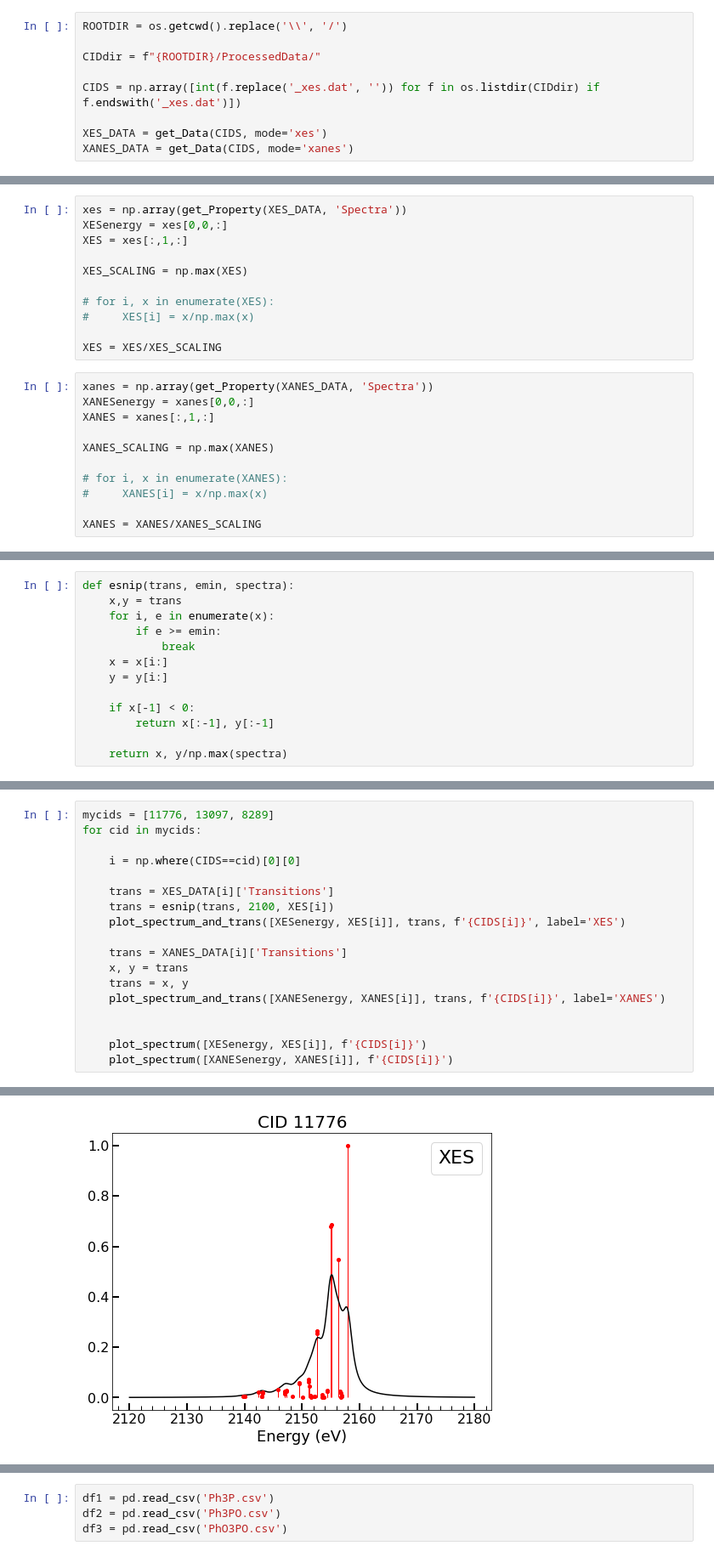
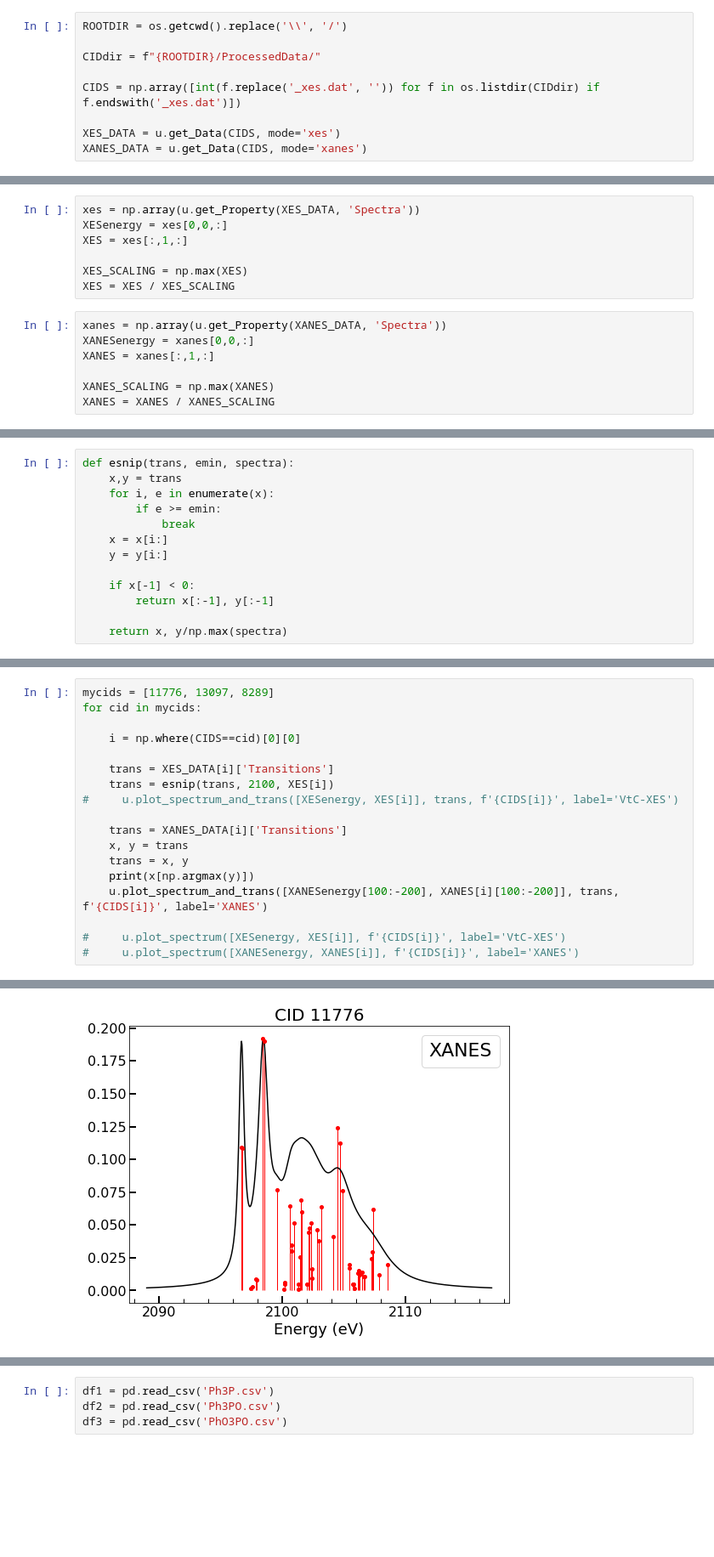
Before and after one commit to Seidler-Lab/Phosphorus-ML-Project, a Jupyter notebook: Data_Analysis.ipynb, the cells around one changed output, grey strips where cells are left out. Shown at 85% size. Saved outputs shown, nothing was run; the diff lists cells and outputs as text; blank space fills up the shorter version.

```diff
--- a/Data_Analysis.ipynb
+++ b/Data_Analysis.ipynb
@@ -21,32 +36,24 @@ CIDdir = f"{ROOTDIR}/ProcessedData/"
 
 CIDS = np.array([int(f.replace('_xes.dat', '')) for f in os.listdir(CIDdir) if f.endswith('_xes.dat')])
 
-XES_DATA = get_Data(CIDS, mode='xes')
-XANES_DATA = get_Data(CIDS, mode='xanes')
+XES_DATA = u.get_Data(CIDS, mode='xes')
+XANES_DATA = u.get_Data(CIDS, mode='xanes')
 # %% [output]
 473
 # %%
-xes = np.array(get_Property(XES_DATA, 'Spectra'))
+xes = np.array(u.get_Property(XES_DATA, 'Spectra'))
 XESenergy = xes[0,0,:]
 XES = xes[:,1,:]
 
 XES_SCALING = np.max(XES)
-
-# for i, x in enumerate(XES):
-#     XES[i] = x/np.max(x)
-
-XES = XES/XES_SCALING
+XES = XES / XES_SCALING
 # %%
-xanes = np.array(get_Property(XANES_DATA, 'Spectra'))
+xanes = np.array(u.get_Property(XANES_DATA, 'Spectra'))
 XANESenergy = xanes[0,0,:]
 XANES = xanes[:,1,:]
 
 XANES_SCALING = np.max(XANES)
-
-# for i, x in enumerate(XANES):
-#     XANES[i] = x/np.max(x)
-
-XANES = XANES/XANES_SCALING
+XANES = XANES / XANES_SCALING
 # %% [markdown]
 # The Dataset
 # %%
@@ -75,14 +79,14 @@ for cid in mycids:
 
     trans = XES_DATA[i]['Transitions']
     trans = esnip(trans, 2100, XES[i])
-    plot_spectrum_and_trans([XESenergy, XES[i]], trans, f'{CIDS[i]}', label='XES')
+#     u.plot_spectrum_and_trans([XESenergy, XES[i]], trans, f'{CIDS[i]}', label='VtC-XES')
 
     trans = XANES_DATA[i]['Transitions']
     x, y = trans
     trans = x, y
-    plot_spectrum_and_trans([XANESenergy, XANES[i]], trans, f'{CIDS[i]}', label='XANES')
+    print(x[np.argmax(y)])
+    u.plot_spectrum_and_trans([XANESenergy[100:-200], XANES[i][100:-200]], trans, f'{CIDS[i]}', label='XANES')
 
-
-    plot_spectrum([XESenergy, XES[i]], f'{CIDS[i]}')
-    plot_spectrum([XANESenergy, XANES[i]], f'{CIDS[i]}')
+#     u.plot_spectrum([XESenergy, XES[i]], f'{CIDS[i]}', label='VtC-XES')
+#     u.plot_spectrum([XANESenergy, XANES[i]], f'{CIDS[i]}', label='XANES')
 # %% [output]
@@ -89 +94 @@ for cid in mycids:
-[figure, old version]
+[figure, new version]
```
Also changed, not shown: parts of 20 cells of this notebook, 6 other files.
